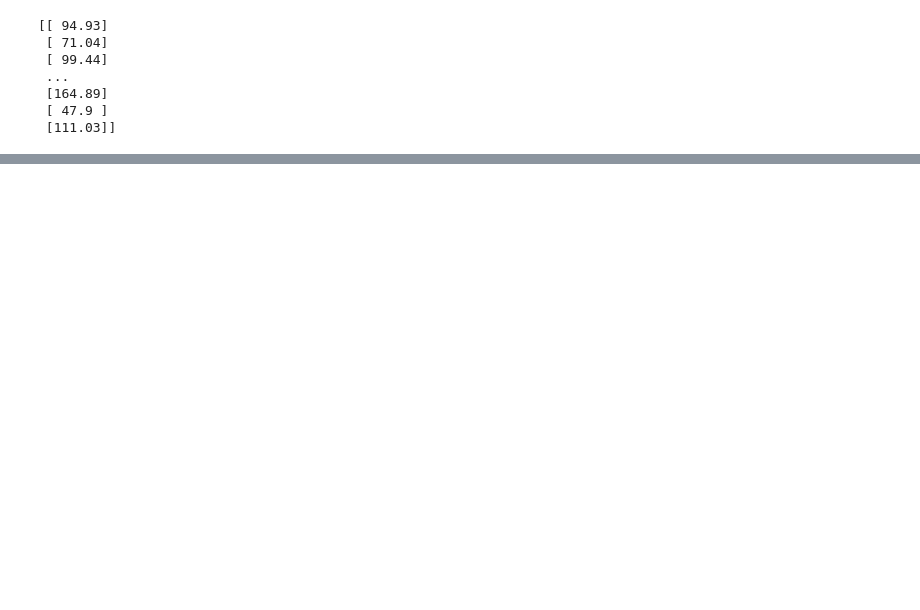
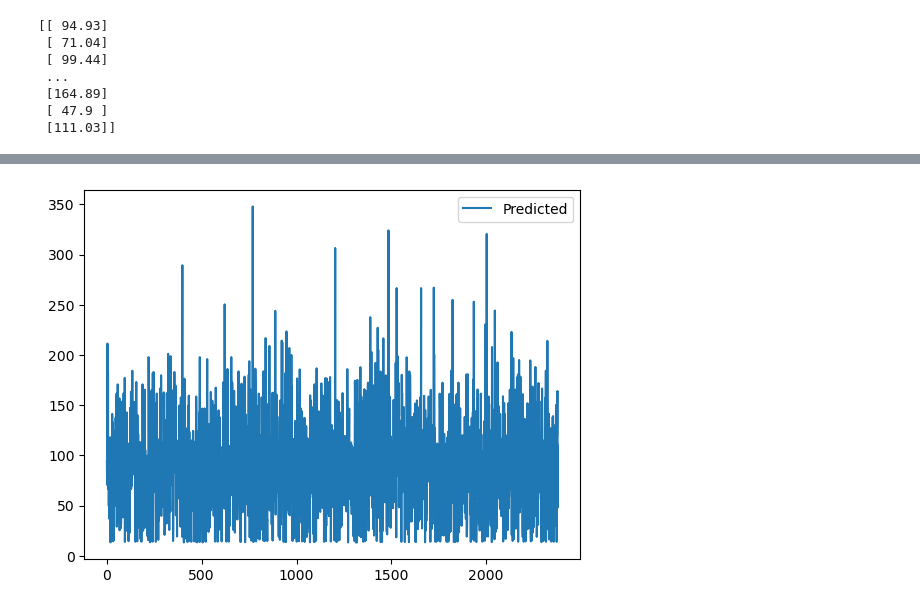
Before and after one commit to gothwalritu/Water-qualtiy-predictor-with-time-sereis-forecasting, a Jupyter notebook: Ritu_Gothwal/Machine_learning_Ritu/Final_ANN_Model.ipynb, the cells around one changed output, grey strips where cells are left out. Cells and saved outputs as stored; diff of their text form; code cells hidden in the pictures; blank space fills up the shorter version.

```diff
--- a/Ritu_Gothwal/Machine_learning_Ritu/Final_ANN_Model.ipynb
+++ b/Ritu_Gothwal/Machine_learning_Ritu/Final_ANN_Model.ipynb
@@ -428,0 +439,9 @@ pyplot.show()
+# %%
+from matplotlib import pyplot
+plt.title('')
+#plt.plot(accuracy_df['Actual'], label='Actual values')
+plt.plot(accuracy_df['Prediction'], label='Predicted')
+plt.legend()
+plt.show()
+# %% [output]
+[figure, added]
```
Also changed, not shown: parts of 7 cells of this notebook, 4 other files.
